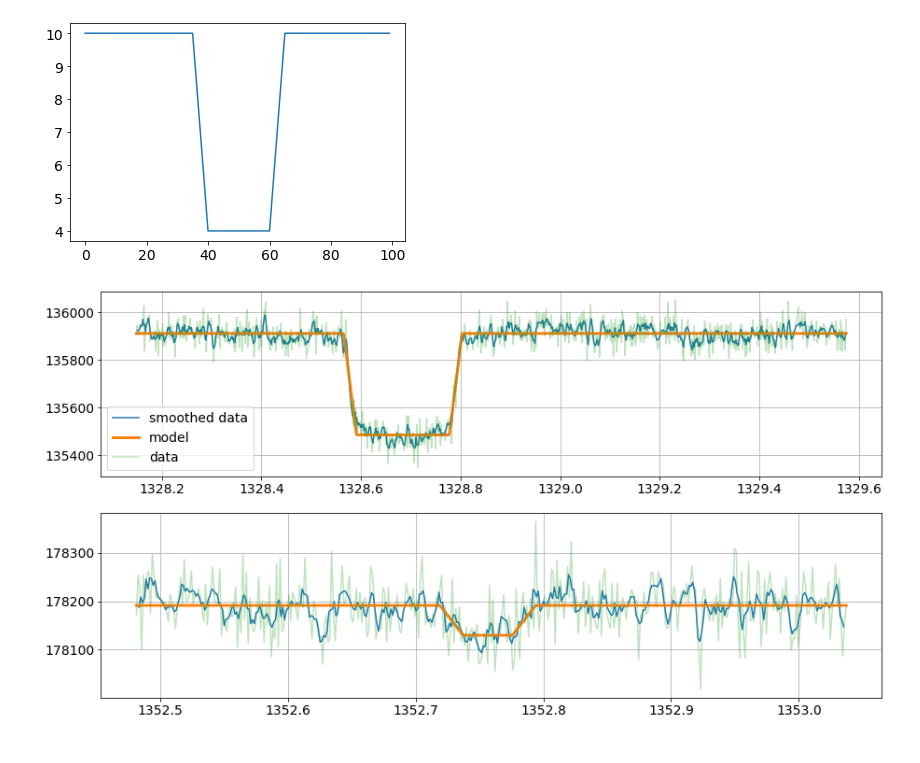
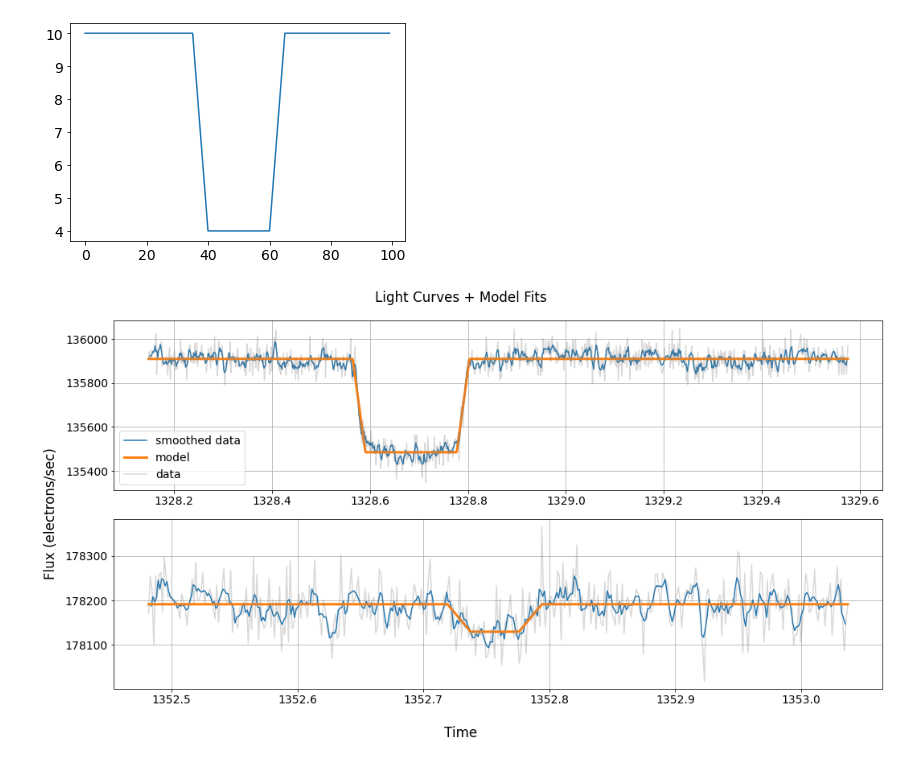
Before and after one commit to leontaridiss/exoplanet_transits, a Jupyter notebook: transits_fits.ipynb, the cells around one changed output. Cells and saved outputs as stored; diff of their text form; code cells hidden in the pictures.

```diff
--- a/transits_fits.ipynb
+++ b/transits_fits.ipynb
@@ -164,18 +164,23 @@ popt_lc2, _ = curve_fit(flux_function, lc2_part[:,0], lc2_part[:,1], p0_lc2) # f
 # %%
 # plotting the data with the model
 fig = plt.figure(figsize = (15,8))
 plt.subplot(2,1,1)
 plt.plot(moving_average(lc1_part,4)[0], moving_average(lc1_part,4)[1], label = 'smoothed data')
 plt.plot(lc1_part[:,0], flux_function(lc1_part[:,0], *popt_lc1), linewidth = 3, label = 'model')
-plt.plot(lc1_part[:,0], lc1_part[:,1], label = 'data', alpha = .3)
+plt.plot(lc1_part[:,0], lc1_part[:,1], label = 'data', alpha = .3, color = 'grey')
 plt.legend()
 plt.grid()
 
 plt.subplot(2,1,2)
 plt.plot(moving_average(lc2_part,4)[0], moving_average(lc2_part,4)[1], label = 'smoothed_data')
 plt.plot(lc2_part[:,0], flux_function(lc2_part[:,0], *popt_lc2), linewidth = 3, label = 'model')
-plt.plot(lc2_part[:,0], lc2_part[:,1], label = 'data lc2', alpha = 0.3)
+plt.plot(lc2_part[:,0], lc2_part[:,1], label = 'data lc2', alpha = 0.3, color = 'grey')
 plt.grid()
+
+fig.suptitle('Light Curves + Model Fits')
+fig.supxlabel('Time')
+fig.supylabel('Flux (electrons/sec)')
+plt.tight_layout()
 plt.show()
 # %% [output]
-[figure, old version]
+[figure, new version]
```
Also changed, not shown: parts of 4 cells of this notebook.
